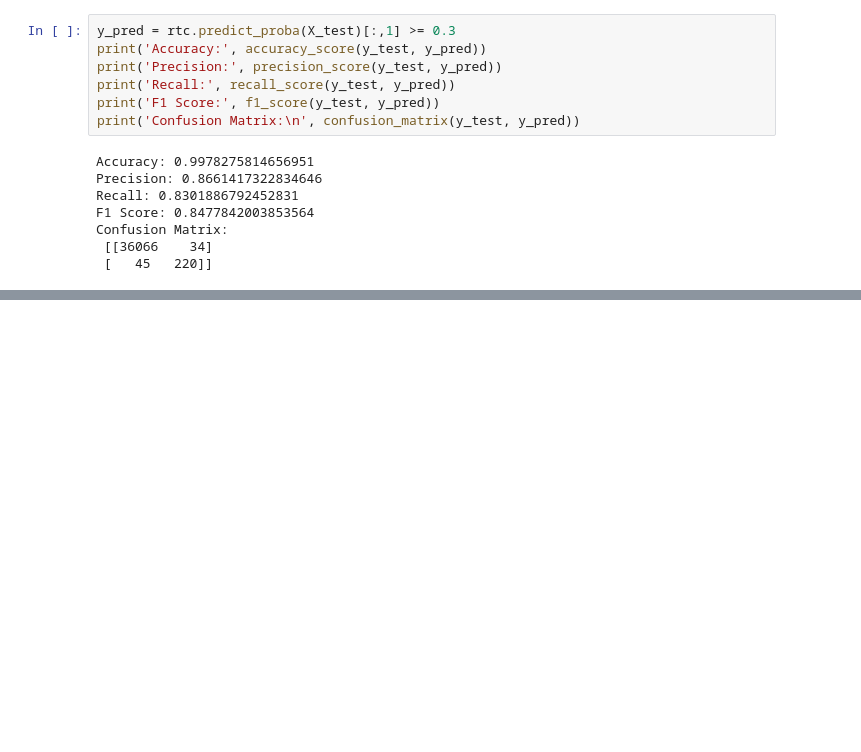
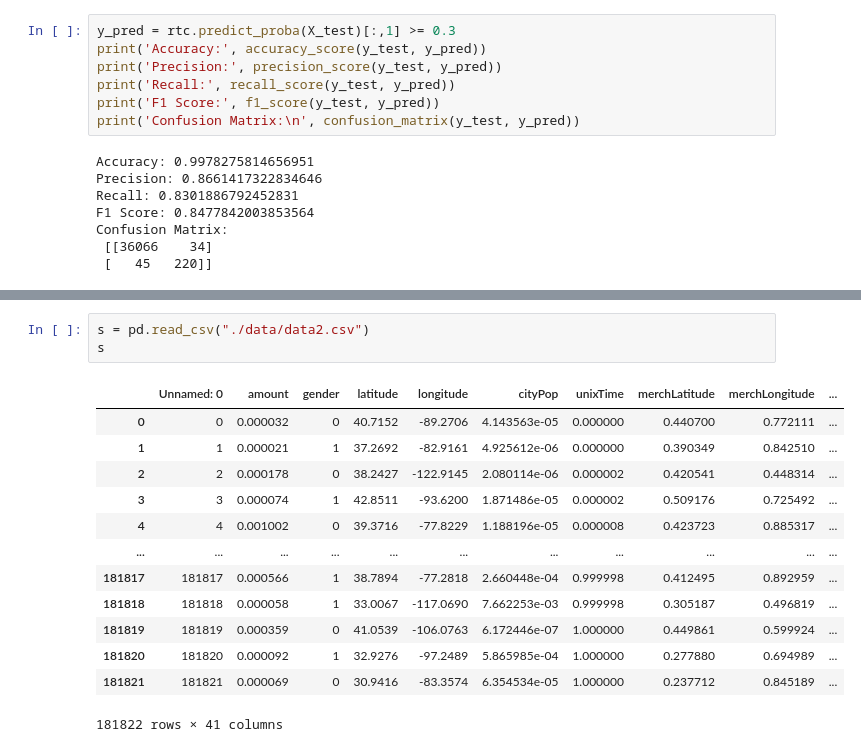
Before and after one commit to ethan-rng/dataquest, a Jupyter notebook: rachel_model.ipynb, the cells around one changed output, grey strips where cells are left out. Saved outputs shown, nothing was run; the diff lists cells and outputs as text; blank space fills up the shorter version.

```diff
--- a/rachel_model.ipynb
+++ b/rachel_model.ipynb
@@ -379,0 +421,17 @@ Confusion Matrix:
+# %%
+s = pd.read_csv("./data/data2.csv")
+s
+# %% [output]
+|  | Unnamed: 0 | amount | gender | latitude | longitude | cityPop | unixTime | merchLatitude | merchLongitude | ... |
+| 0 | 0 | 0.000032 | 0 | 40.7152 | -89.2706 | 4.143563e-05 | 0.000000 | 0.440700 | 0.772111 | ... |
+| 1 | 1 | 0.000021 | 1 | 37.2692 | -82.9161 | 4.925612e-06 | 0.000000 | 0.390349 | 0.842510 | ... |
+| 2 | 2 | 0.000178 | 0 | 38.2427 | -122.9145 | 2.080114e-06 | 0.000002 | 0.420541 | 0.448314 | ... |
+| 3 | 3 | 0.000074 | 1 | 42.8511 | -93.6200 | 1.871486e-05 | 0.000002 | 0.509176 | 0.725492 | ... |
+| 4 | 4 | 0.001002 | 0 | 39.3716 | -77.8229 | 1.188196e-05 | 0.000008 | 0.423723 | 0.885317 | ... |
+| ... | ... | ... | ... | ... | ... | ... | ... | ... | ... | ... |
+| 181817 | 181817 | 0.000566 | 1 | 38.7894 | -77.2818 | 2.660448e-04 | 0.999998 | 0.412495 | 0.892959 | ... |
+| 181818 | 181818 | 0.000058 | 1 | 33.0067 | -117.0690 | 7.662253e-03 | 0.999998 | 0.305187 | 0.496819 | ... |
+| 181819 | 181819 | 0.000359 | 0 | 41.0539 | -106.0763 | 6.172446e-07 | 1.000000 | 0.449861 | 0.599924 | ... |
+| 181820 | 181820 | 0.000092 | 1 | 32.9276 | -97.2489 | 5.865985e-04 | 1.000000 | 0.277880 | 0.694989 | ... |
+| 181821 | 181821 | 0.000069 | 0 | 30.9416 | -83.3574 | 6.354534e-05 | 1.000000 | 0.237712 | 0.845189 | ... |
+181822 rows × 41 columns
```
Also changed, not shown: parts of 7 cells of this notebook, 3 other files.
